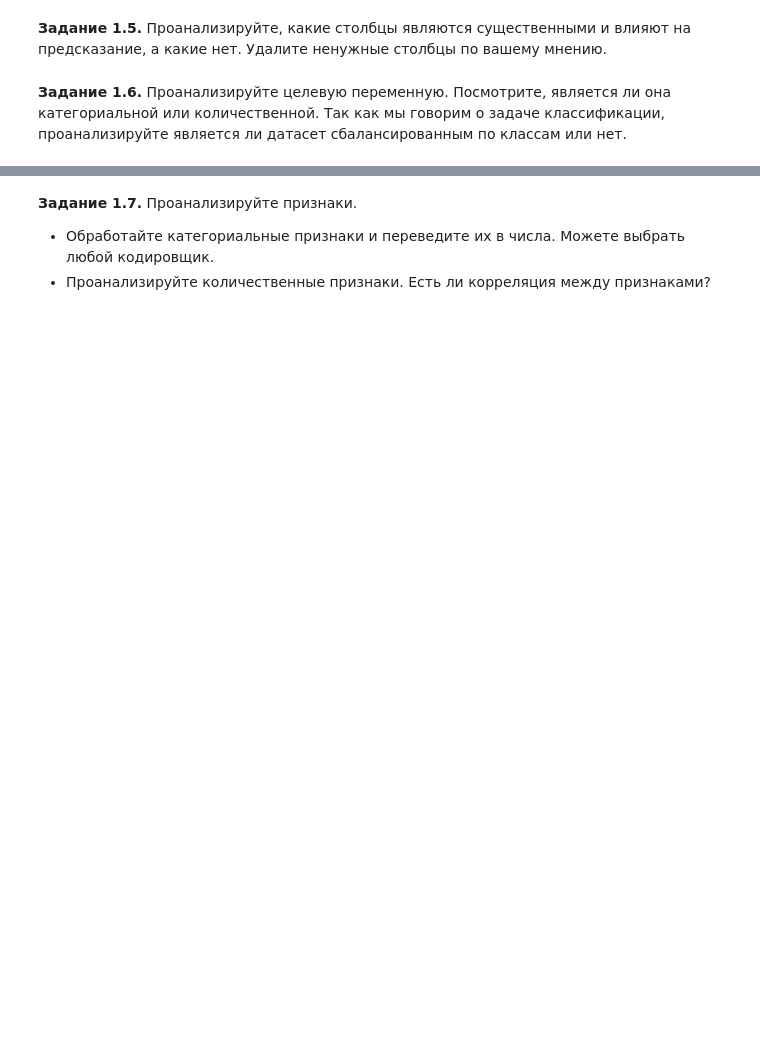
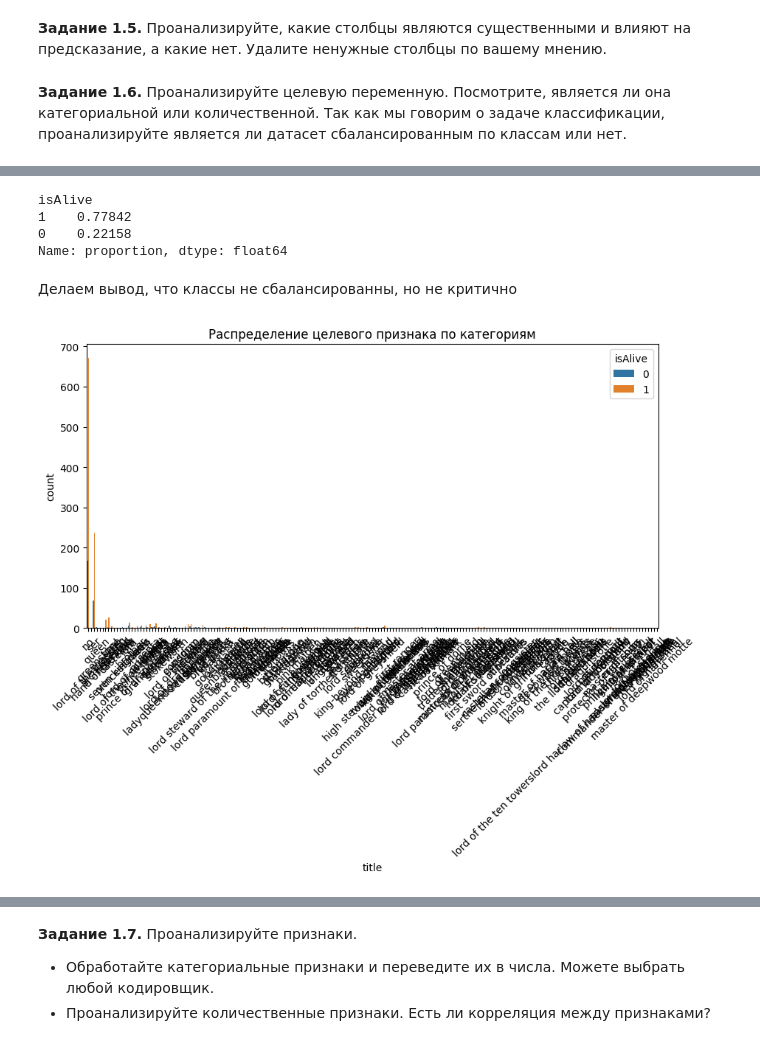
Before and after one commit to zyf2021/DL_materials, a Jupyter notebook: Копия_блокнота_"[homework_4_2_]game_of_thrones_prediction_ipynb".ipynb, the cells around one changed output, grey strips where cells are left out. Cells and saved outputs as stored; diff of their text form; code cells hidden in the pictures; blank space fills up the shorter version.

```diff
--- a/Копия_блокнота_"[homework_4_2_]game_of_thrones_prediction_ipynb".ipynb
+++ b/Копия_блокнота_"[homework_4_2_]game_of_thrones_prediction_ipynb".ipynb
@@ -149,0 +326,17 @@ data.drop(columns=[...], inplace = True)
+# %%
+print(data_train['isAlive'].value_counts(normalize=True))
+# %% [output]
+isAlive
+1    0.77842
+0    0.22158
+Name: proportion, dtype: float64
+# %% [markdown]
+Делаем вывод, что классы не сбалансированны, но не критично
+# %%
+plt.figure(figsize=(10, 5))
+sns.countplot(x='title', hue='isAlive', data=data_train)
+plt.title("Распределение целевого признака по категориям")
+plt.xticks(rotation=45)
+plt.show()
+# %% [output]
+[figure, added]
```
Also changed, not shown: parts of 36 cells of this notebook.
